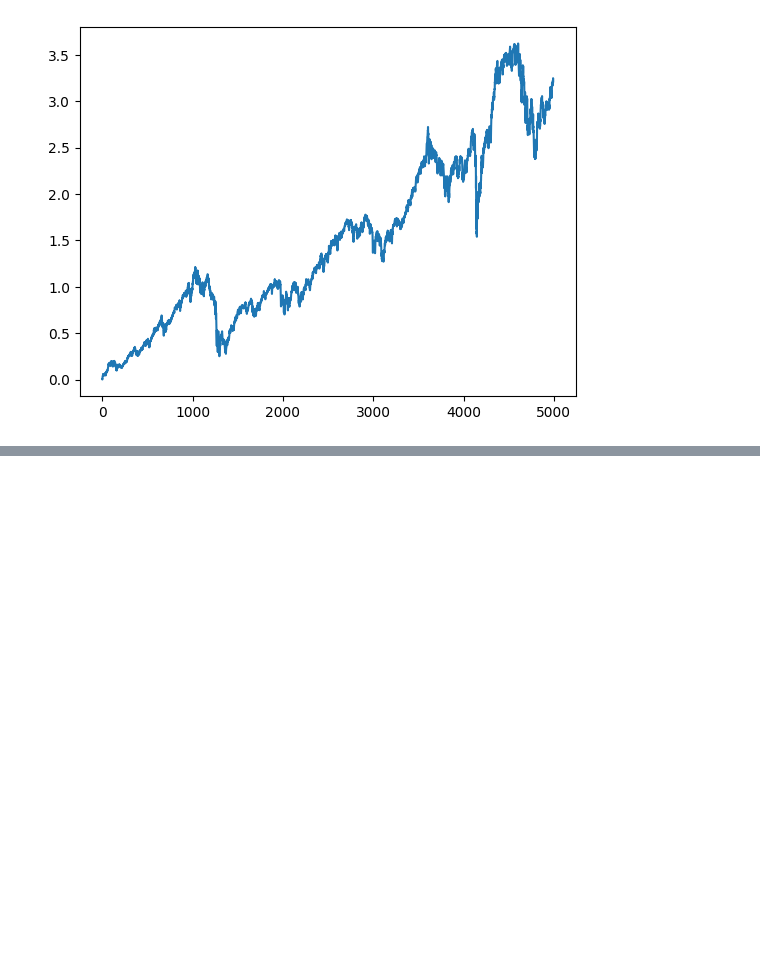
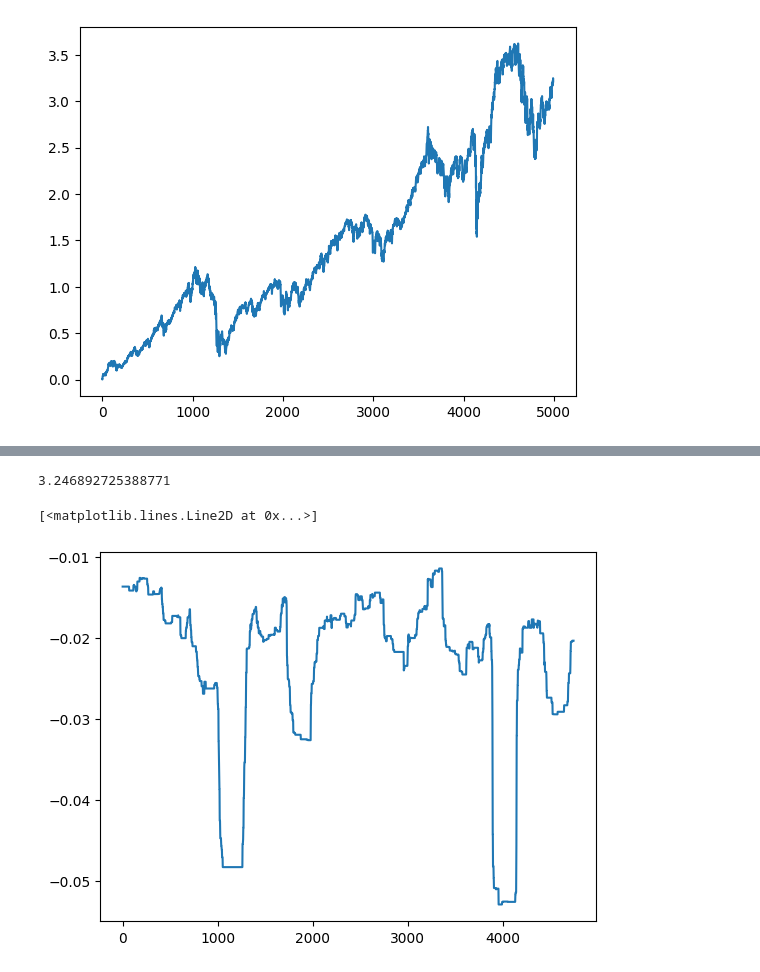
Before and after one commit to masonpitts6/qunantative-finance, a Jupyter notebook: jupyter/backtest.ipynb, the cells around one changed output, grey strips where cells are left out. Saved outputs shown, nothing was run; the diff lists cells and outputs as text; code cells hidden in the pictures; blank space fills up the shorter version.

```diff
--- a/jupyter/backtest.ipynb
+++ b/jupyter/backtest.ipynb
@@ -308,0 +629,13 @@ OrderedDict([('Dates',
+# %%
+indices = bt_stats.periods['20Y']['Indices']
+bt_stats.returns[indices[0]:indices[1]]
+bt_stats.calc_cumulative_returns(returns=bt_stats.returns[indices[0]:indices[1]])
+# %% [output]
+3.246892725388771
+# %%
+var, cvar = bt_stats.calc_rolling_var_cvar(window_size=252)
+# %%
+plt.plot(cvar)
+# %% [output]
+[<matplotlib.lines.Line2D at 0x...>]
+[figure, added]
```
Also changed, not shown: parts of 32 cells of this notebook, 5 other files.
